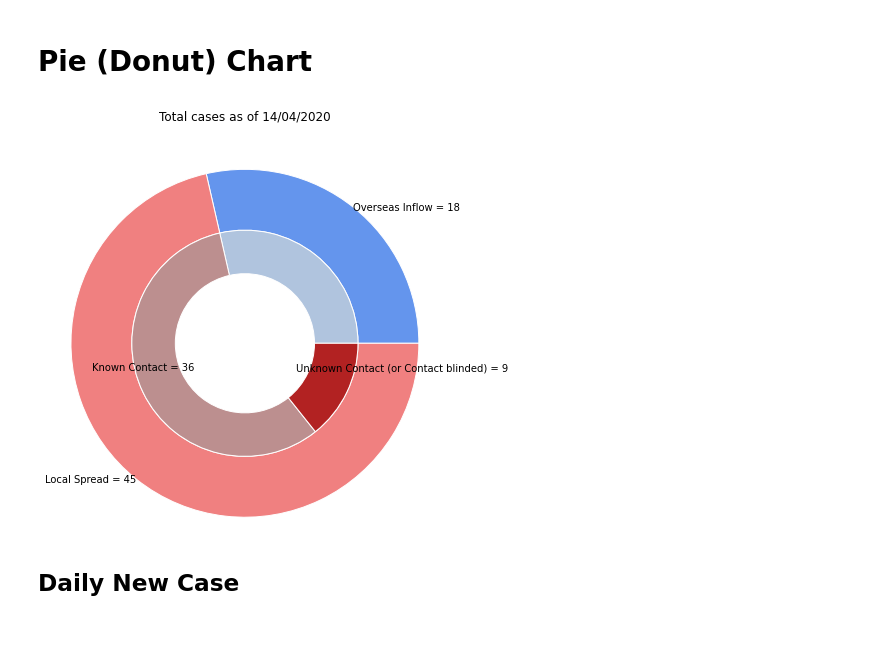
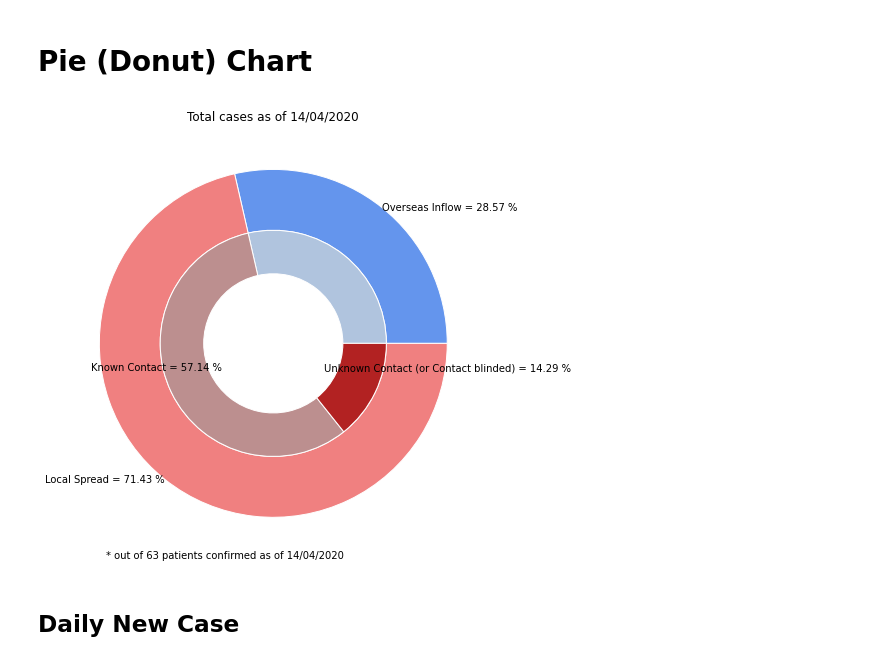
Before and after one commit to finerbrighterlighter/myanmar_covid19, a Jupyter notebook: exponential_growth.ipynb, the cells around one changed output. Cells and saved outputs as stored; diff of their text form; code cells hidden in the pictures; blank space fills up the shorter version.

```diff
--- a/exponential_growth.ipynb
+++ b/exponential_growth.ipynb
@@ -150,27 +150,33 @@ files.download(tot_cases)
 # %% [markdown]
 # Pie (Donut) Chart
 # %%
+osf = timeline_df["overseas_inflow"].sum()/timeline_df["total"][timeline_df.index[-1]]
+ls = timeline_df["local_spread"].sum()/timeline_df["total"][timeline_df.index[-1]]
+ls_kc = timeline_df["known_contact"].sum()/timeline_df["total"][timeline_df.index[-1]]
+ls_ukc = timeline_df["unknown_contact"].sum()/timeline_df["total"][timeline_df.index[-1]]
+
 
 # First Ring (outside)
 fig, ax = plt.subplots()
 ax.axis('equal')
-mypie, _ = ax.pie([timeline_df["overseas_inflow"].sum(),timeline_df["local_spread"].sum()], radius=2, labels=["Overseas Inflow = "+str(timeline_df["overseas_inflow"].sum()), "Local Spread = "+str(timeline_df["local_spread"].sum())], labeldistance=1,colors=["cornflowerblue", "lightcoral"])
+mypie, _ = ax.pie([osf,ls], radius=2, labels=["Overseas Inflow = "+str("{:.2f}".format(osf*100))+" %", "Local Spread = "+str("{:.2f}".format(ls*100))+" %"], labeldistance=1,colors=["cornflowerblue", "lightcoral"])
 plt.setp( mypie, width=0.7, edgecolor='white')
 
 # Second Ring (Inside)
-mypie2, _ = ax.pie([timeline_df["overseas_inflow"].sum(),timeline_df["known_contact"].sum(),timeline_df["unknown_contact"].sum()], radius=2-0.7, labels=[" ", "Known Contact = "+str(timeline_df["known_contact"].sum()), "Unknown Contact (or Contact blinded) = "+str(timeline_df["unknown_contact"].sum())], labeldistance=0.5, colors=["lightsteelblue", "rosybrown", "firebrick"])
+mypie2, _ = ax.pie([osf,ls_kc,ls_ukc], radius=2-0.7, labels=[" ", "Known Contact = "+str("{:.2f}".format(ls_kc*100))+" %", "Unknown Contact (or Contact blinded) = "+str("{:.2f}".format(ls_ukc*100))+" %"], labeldistance=0.5, colors=["lightsteelblue", "rosybrown", "firebrick"])
 plt.setp( mypie2, width=0.5, edgecolor='white')
 plt.margins(0,0)
 
 plt.title("Total cases as of "+str(pd.to_datetime("today").tz_localize("UTC").tz_convert("Asia/Yangon").strftime("%d/%m/%Y")),y=1.5)
+plt.text(0, -0.5, "* out of "+str(timeline_df["total"][timeline_df.index[-1]])+" patients confirmed as of "+str(pd.to_datetime("today").tz_localize("UTC").tz_convert("Asia/Yangon").strftime("%d/%m/%Y")), horizontalalignment="left", verticalalignment="bottom", transform=ax.transAxes)
 
 # show it
 tot_dist = str(pd.to_datetime("today").tz_localize("UTC").tz_convert("Asia/Yangon").strftime("%d-%m-%Y"))+"_total_dist.svg"
 plt.savefig(tot_dist, bbox_inches = "tight", format="svg")
 plt.show()
 files.download(tot_dist)
 # %% [output]
-[figure, old version]
+[figure, new version]
 # %% [markdown]
 ## Daily New Case
 # %%
```
